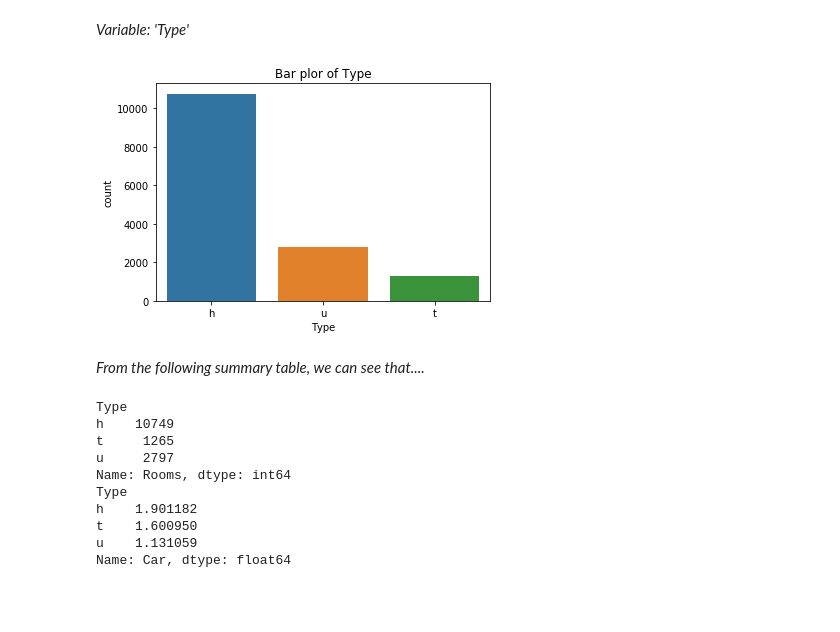
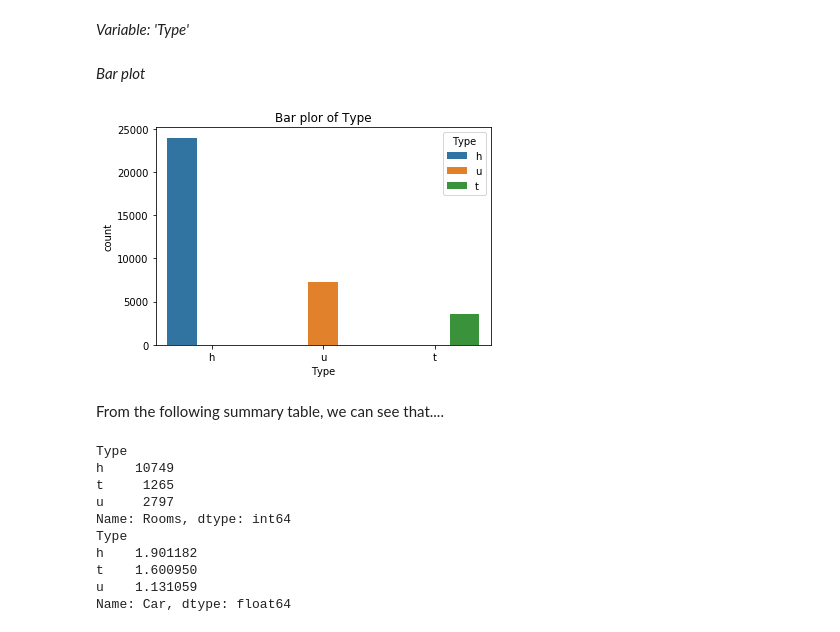
Before and after one commit to HuijunYan93/Data-Enthusiast, a Jupyter notebook: First Final Try.ipynb, the cells around one changed output. Drawn from its saved outputs; the diff is of its cells as text; code cells hidden in the pictures; blank space fills up the shorter version.

```diff
--- a/First Final Try.ipynb
+++ b/First Final Try.ipynb
@@ -299,14 +283,16 @@ plt.show()
 [figure]
 # %% [markdown]
 _Variable: 'Type'_
+# %% [markdown]
+_Bar plot_
 # %%
-sns.countplot(data = df,x = 'Type')
+sns.countplot(data = df, hue = 'Type',x = 'Type')
 plt.title("Bar plor of Type")
 plt.show()
 # %% [output]
-[figure, old version]
+[figure, new version]
 # %% [markdown]
-_From the following summary table, we can see that...._
+   From the following summary table, we can see that....
 # %%
 print(housing.groupby('Type')['Rooms'].count())
 print(housing.groupby('Type')['Car'].mean())
```
Also changed, not shown: parts of 51 cells of this notebook.
